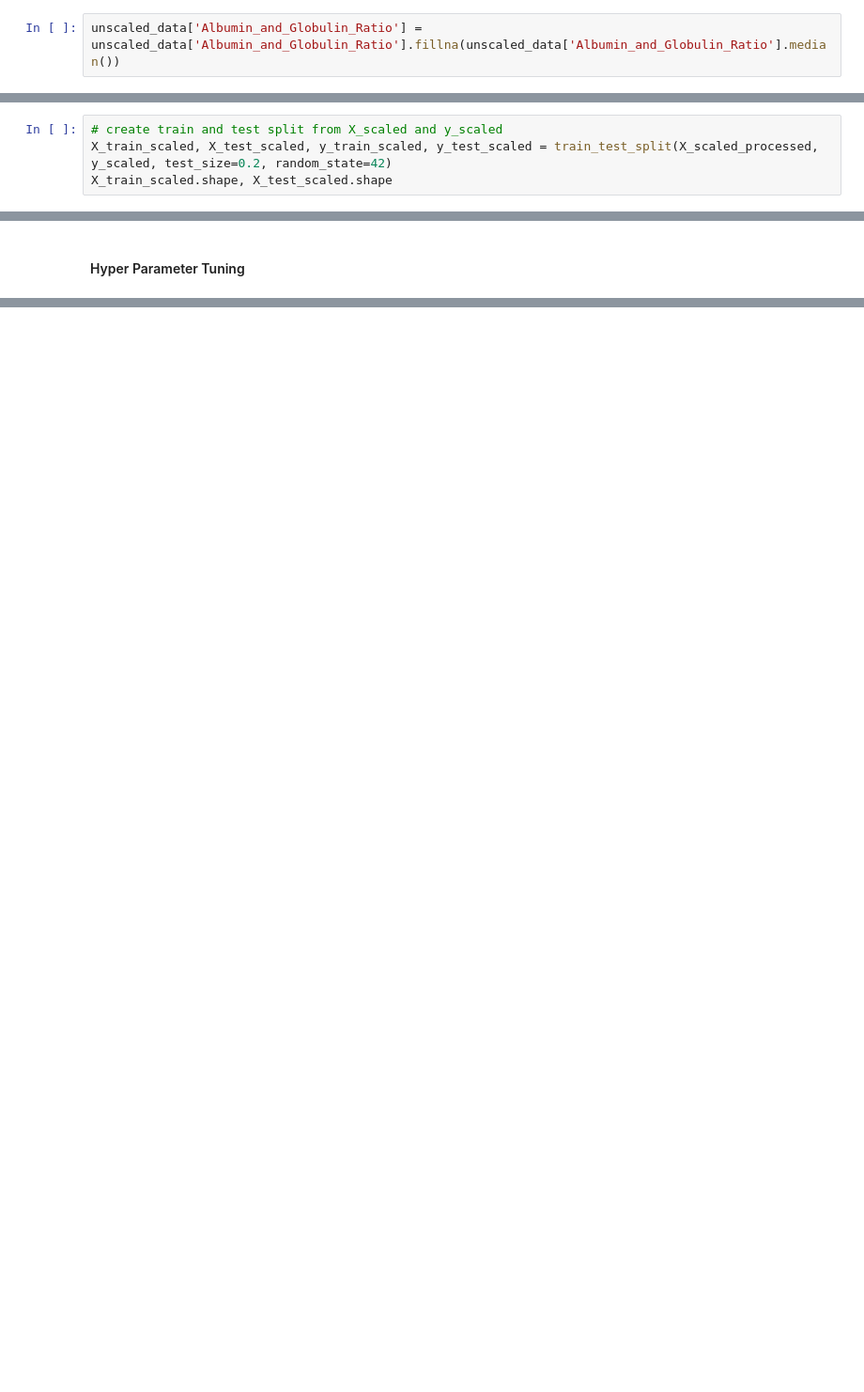
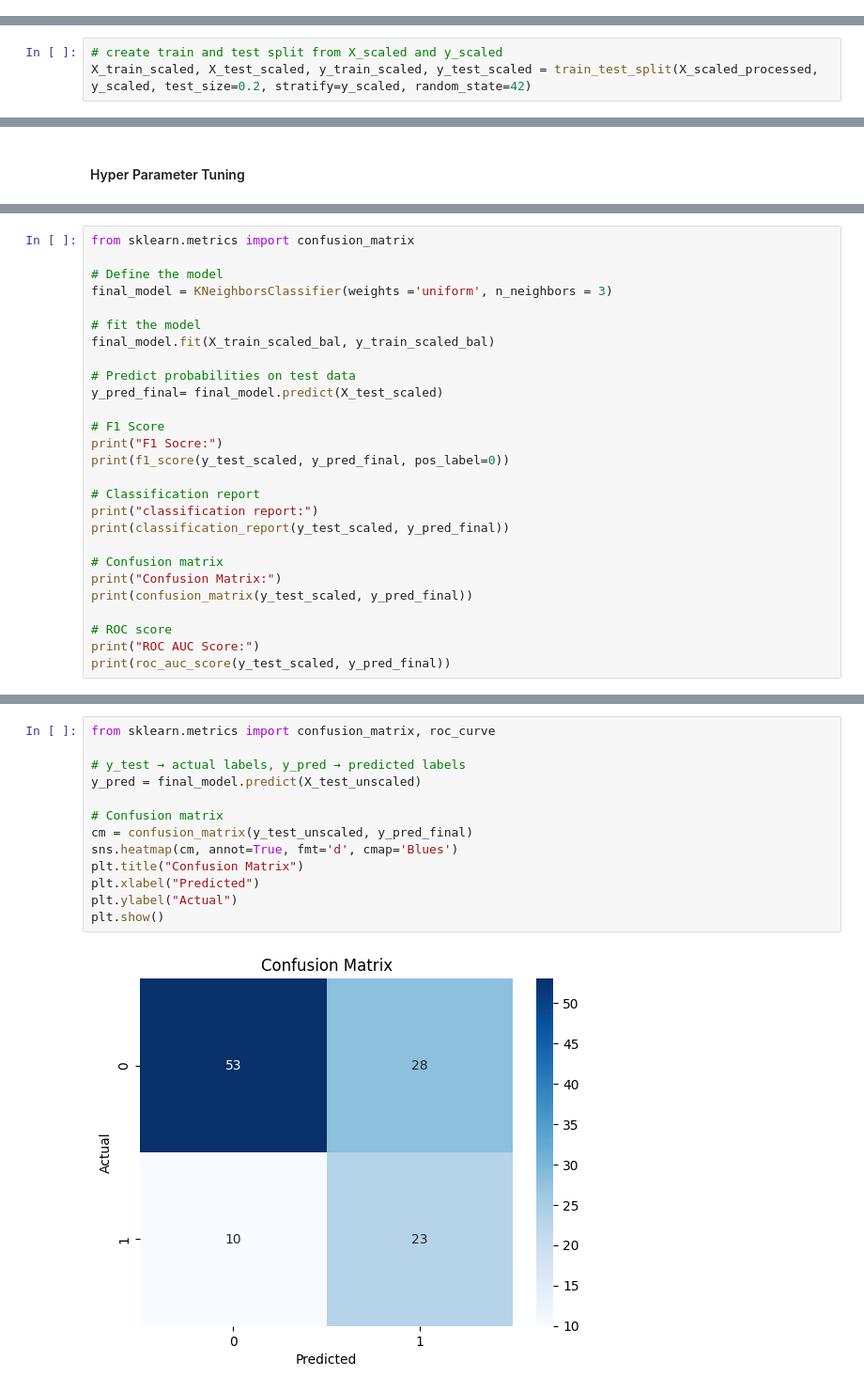
Before and after one commit to KotlaSravanthi-eng/liver-disease-prediction, a Jupyter notebook: notebook/MODEL_TRAINING.ipynb, the cells around one changed output, grey strips where cells are left out. Shown at 94% size. Drawn from its saved outputs; the diff is of its cells as text; blank space fills up the shorter version.

```diff
--- a/notebook/MODEL_TRAINING.ipynb
+++ b/notebook/MODEL_TRAINING.ipynb
@@ -212,5 +169,3 @@ data['Albumin_and_Globulin_Ratio'] = data['Albumin_and_Globulin_Ratio'].fillna(d
-# %%
-unscaled_data['Albumin_and_Globulin_Ratio'] = unscaled_data['Albumin_and_Globulin_Ratio'].fillna(unscaled_data['Albumin_and_Globulin_Ratio'].median())
 # %%
 data.duplicated().sum()
 # %% [output]
@@ -289,5 +259,4 @@ X_train_unscaled.shape, X_test_unscaled.shape
 ((456, 11), (114, 11))
 # %%
 # create train and test split from X_scaled and y_scaled
-X_train_scaled, X_test_scaled, y_train_scaled, y_test_scaled = train_test_split(X_scaled_processed, y_scaled, test_size=0.2, random_state=42)
-X_train_scaled.shape, X_test_scaled.shape
+X_train_scaled, X_test_scaled, y_train_scaled, y_test_scaled = train_test_split(X_scaled_processed, y_scaled, test_size=0.2, stratify=y_scaled, random_state=42)
@@ -557,0 +460,27 @@ print(hyperparameter_tuning())
+# %%
+from sklearn.metrics import confusion_matrix
+
+# Define the model
+final_model = KNeighborsClassifier(weights ='uniform', n_neighbors = 3)
+
+# fit the model
+final_model.fit(X_train_scaled_bal, y_train_scaled_bal)
+
+# Predict probabilities on test data
+y_pred_final= final_model.predict(X_test_scaled)
+
+# F1 Score
+print("F1 Socre:")
+print(f1_score(y_test_scaled, y_pred_final, pos_label=0))
+
+# Classification report
+print("classification report:")
+print(classification_report(y_test_scaled, y_pred_final))
+
+# Confusion matrix
+print("Confusion Matrix:")
+print(confusion_matrix(y_test_scaled, y_pred_final))
+
+# ROC score
+print("ROC AUC Score:")
+print(roc_auc_score(y_test_scaled, y_pred_final))
@@ -557,0 +505,15 @@ print(hyperparameter_tuning())
+# %%
+from sklearn.metrics import confusion_matrix, roc_curve
+
+# y_test → actual labels, y_pred → predicted labels
+y_pred = final_model.predict(X_test_unscaled)
+
+# Confusion matrix
+cm = confusion_matrix(y_test_unscaled, y_pred_final)
+sns.heatmap(cm, annot=True, fmt='d', cmap='Blues')
+plt.title("Confusion Matrix")
+plt.xlabel("Predicted")
+plt.ylabel("Actual")
+plt.show()
+# %% [output]
+[figure, added]
```
Also changed, not shown: parts of 41 cells of this notebook, 21 other files.
